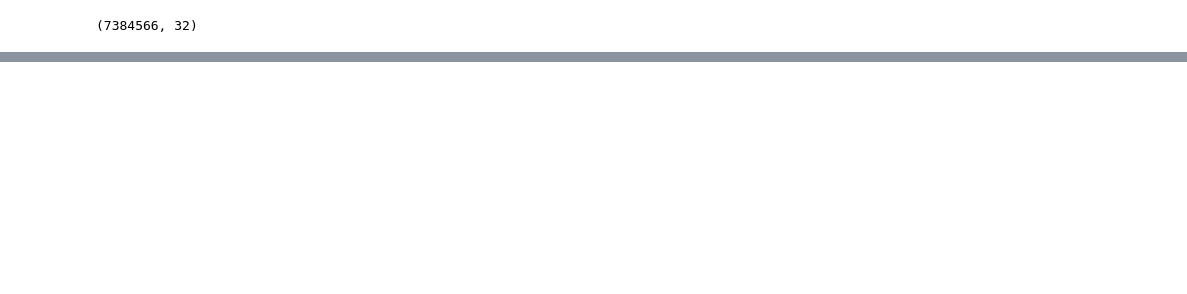
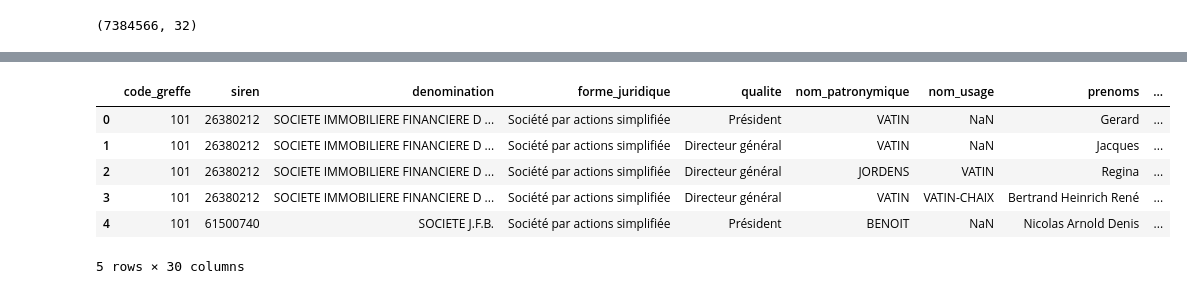
Before and after one commit to raphaeleadjerad/data_inpi, a Jupyter notebook: code/construction_table_societes_representants.ipynb, the cells around one changed output, grey strips where cells are left out. Drawn from its saved outputs; the diff is of its cells as text; code cells hidden in the pictures; blank space fills up the shorter version.

Commit message:
fin de la table pm rep et ajout du croisement avec les deces

```diff
--- a/code/construction_table_societes_representants.ipynb
+++ b/code/construction_table_societes_representants.ipynb
@@ -313,0 +359,2 @@ df_rep_pm2.shape # 7 384 566
+# %%
+df_rep_pm4 = pd.merge(df_rep_pm3, df_rep_pm2, on=["siren", "denomination2", "id_representant", "nom_patronymique2", "prenoms"], how="left")
@@ -313,0 +377,18 @@ df_rep_pm2.shape # 7 384 566
+# %%
+df_rep_pm4 = df_rep_pm4.drop("qualite_simplifie_x", axis=1)
+# %%
+df_rep_pm4 = df_rep_pm4.rename({"qualite_simplifie_y" : "qualite_simplifie"}, axis=1)
+# %%
+df_rep_pm4 = df_rep_pm4.drop(["top_particule", "top_civilite"], axis=1)
+df_rep_pm4 = df_rep_pm4.rename({"nom_patronymique2" : "nom_patronymique_cor", "qualite2" : "qualite_cor", "denomination2" : "denomination_cor",
+                                "code_commune3" : "code_commune_cor"}, axis=1)
+# %%
+df_rep_pm4.head()
+# %% [output]
+|  | code_greffe | siren | denomination | forme_juridique | qualite | nom_patronymique | nom_usage | prenoms | ... |
+| 0 | 101 | 26380212 | SOCIETE IMMOBILIERE FINANCIERE D ... | Société par actions simplifiée | Président | VATIN | NaN | Gerard | ... |
+| 1 | 101 | 26380212 | SOCIETE IMMOBILIERE FINANCIERE D ... | Société par actions simplifiée | Directeur général | VATIN | NaN | Jacques | ... |
+| 2 | 101 | 26380212 | SOCIETE IMMOBILIERE FINANCIERE D ... | Société par actions simplifiée | Directeur général | JORDENS | VATIN | Regina | ... |
+| 3 | 101 | 26380212 | SOCIETE IMMOBILIERE FINANCIERE D ... | Société par actions simplifiée | Directeur général | VATIN | VATIN-CHAIX | Bertrand Heinrich René | ... |
+| 4 | 101 | 61500740 | SOCIETE J.F.B. | Société par actions simplifiée | Président | BENOIT | NaN | Nicolas Arnold Denis | ... |
+5 rows × 30 columns
```
Also changed, not shown: parts of 17 cells of this notebook, 1 other file.
